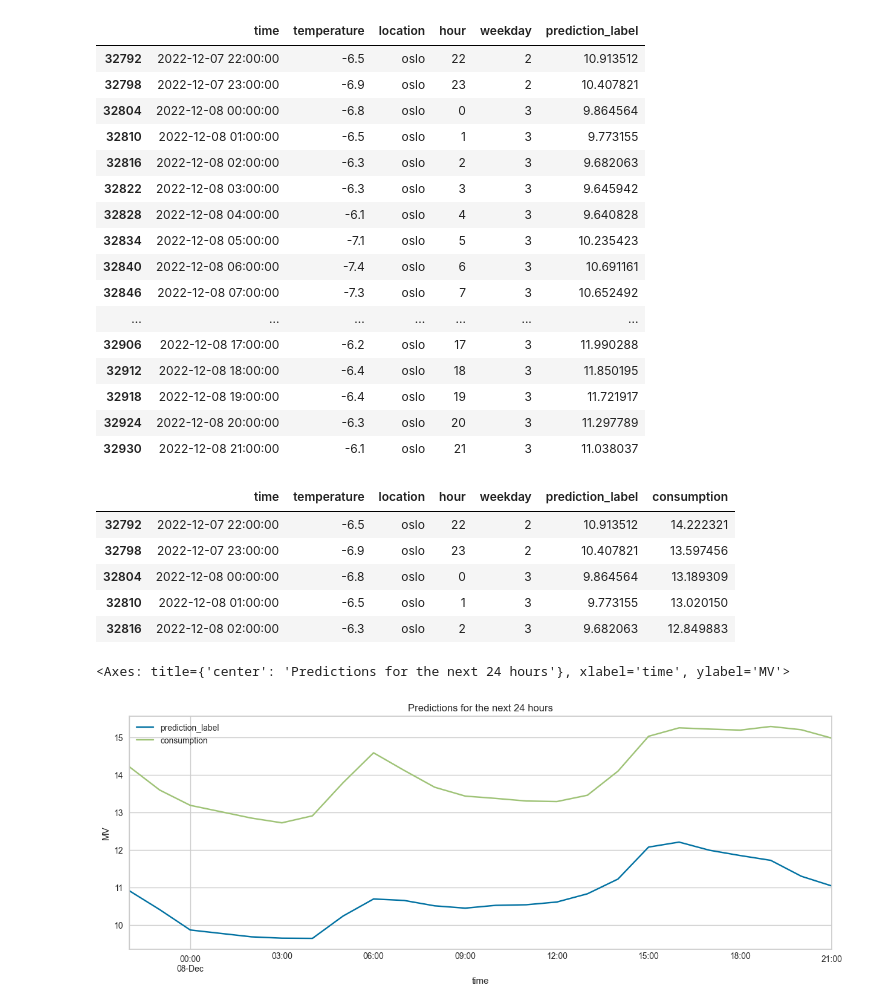
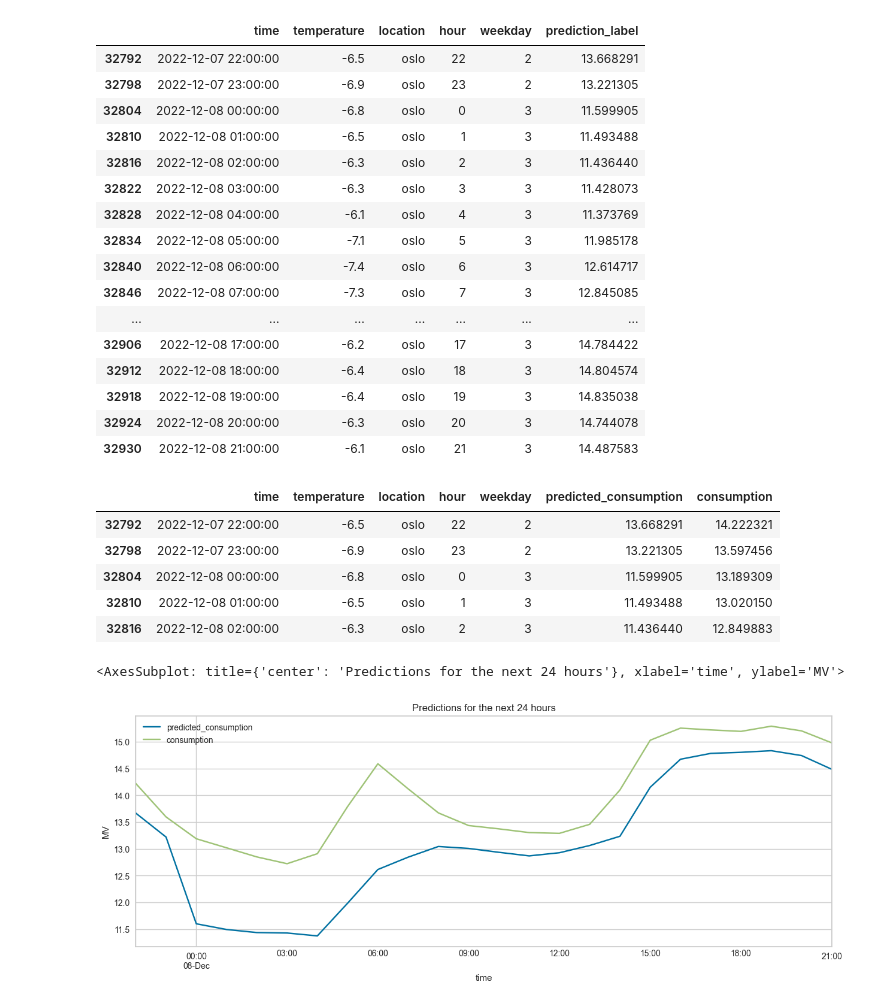
Before and after one commit to edalholt/TDT4259, a Jupyter notebook: prediction/pycaret_regression.ipynb, the cells around one changed output. Cells and saved outputs as stored; diff of their text form; code cells hidden in the pictures.

Commit message:
add yr data to predictions

```diff
--- a/prediction/pycaret_regression.ipynb
+++ b/prediction/pycaret_regression.ipynb
@@ -7,6 +7,7 @@ df = pd.read_csv('consumption_temp.csv')
 start_time = '2022-08-07 21:00:00'
 end_time = '2022-12-07 21:00:00'
 location = 'oslo'
+use_yr = True
 
 start_time = pd.to_datetime(start_time)
 end_time = pd.to_datetime(end_time)
@@ -21,7 +22,5 @@ data = data[(data['time'] >= start_time) & (data['time'] <= end_time)]
 data['hour'] = data['time'].dt.hour
 # Create weekday feature
 data['weekday'] = data['time'].dt.weekday
-
-# Remove the last 5 days of consumption data
-data['consumption'] = data['consumption'].shift(120)
-data.dropna(subset=['consumption'], inplace=True)
+# Create month feature
+data['month'] = data['time'].dt.month
@@ -57,6 +88,6 @@ best_model = compare_models()
 # %%
 # Create the model with the desired model
-model = create_model(best_model)
+model = create_model("rf")
 
 tuned_model = tune_model(model)
 
@@ -123,6 +152,7 @@ future_data['time'] = pd.to_datetime(future_data['time'])
 future_data = future_data[(future_data['time'] > last_time) & (future_data['time'] <= future_timestamps[-1])]
 future_hours = future_data['time'].dt.hour
 future_weekdays = future_data['time'].dt.weekday
+future_months = future_data['time'].dt.month
 future_temperatures = future_data['temperature'].values
 
 print(len(future_data))
@@ -133,7 +163,8 @@ future_data = pd.DataFrame({
     'temperature': future_temperatures,
     'location': location,
     'hour': future_hours,
-    'weekday': future_weekdays
+    'weekday': future_weekdays,
+    'month': future_months
 })
 
 # Predict the consumption for the next 24 hours using the trained model
@@ -146,22 +177,22 @@ predictions = predict_model(final_model, data=future_data)
 predictions
 # %% [output]
 |  | time | temperature | location | hour | weekday | prediction_label |
-| 32792 | 2022-12-07 22:00:00 | -6.5 | oslo | 22 | 2 | 10.913512 |
-| 32798 | 2022-12-07 23:00:00 | -6.9 | oslo | 23 | 2 | 10.407821 |
-| 32804 | 2022-12-08 00:00:00 | -6.8 | oslo | 0 | 3 | 9.864564 |
-| 32810 | 2022-12-08 01:00:00 | -6.5 | oslo | 1 | 3 | 9.773155 |
-| 32816 | 2022-12-08 02:00:00 | -6.3 | oslo | 2 | 3 | 9.682063 |
-| 32822 | 2022-12-08 03:00:00 | -6.3 | oslo | 3 | 3 | 9.645942 |
-| 32828 | 2022-12-08 04:00:00 | -6.1 | oslo | 4 | 3 | 9.640828 |
-| 32834 | 2022-12-08 05:00:00 | -7.1 | oslo | 5 | 3 | 10.235423 |
-| 32840 | 2022-12-08 06:00:00 | -7.4 | oslo | 6 | 3 | 10.691161 |
-| 32846 | 2022-12-08 07:00:00 | -7.3 | oslo | 7 | 3 | 10.652492 |
+| 32792 | 2022-12-07 22:00:00 | -6.5 | oslo | 22 | 2 | 13.668291 |
+| 32798 | 2022-12-07 23:00:00 | -6.9 | oslo | 23 | 2 | 13.221305 |
+| 32804 | 2022-12-08 00:00:00 | -6.8 | oslo | 0 | 3 | 11.599905 |
+| 32810 | 2022-12-08 01:00:00 | -6.5 | oslo | 1 | 3 | 11.493488 |
+| 32816 | 2022-12-08 02:00:00 | -6.3 | oslo | 2 | 3 | 11.436440 |
+| 32822 | 2022-12-08 03:00:00 | -6.3 | oslo | 3 | 3 | 11.428073 |
+| 32828 | 2022-12-08 04:00:00 | -6.1 | oslo | 4 | 3 | 11.373769 |
+| 32834 | 2022-12-08 05:00:00 | -7.1 | oslo | 5 | 3 | 11.985178 |
+| 32840 | 2022-12-08 06:00:00 | -7.4 | oslo | 6 | 3 | 12.614717 |
+| 32846 | 2022-12-08 07:00:00 | -7.3 | oslo | 7 | 3 | 12.845085 |
 | ... | ... | ... | ... | ... | ... | ... |
-| 32906 | 2022-12-08 17:00:00 | -6.2 | oslo | 17 | 3 | 11.990288 |
-| 32912 | 2022-12-08 18:00:00 | -6.4 | oslo | 18 | 3 | 11.850195 |
-| 32918 | 2022-12-08 19:00:00 | -6.4 | oslo | 19 | 3 | 11.721917 |
-| 32924 | 2022-12-08 20:00:00 | -6.3 | oslo | 20 | 3 | 11.297789 |
-| 32930 | 2022-12-08 21:00:00 | -6.1 | oslo | 21 | 3 | 11.038037 |
+| 32906 | 2022-12-08 17:00:00 | -6.2 | oslo | 17 | 3 | 14.784422 |
+| 32912 | 2022-12-08 18:00:00 | -6.4 | oslo | 18 | 3 | 14.804574 |
+| 32918 | 2022-12-08 19:00:00 | -6.4 | oslo | 19 | 3 | 14.835038 |
+| 32924 | 2022-12-08 20:00:00 | -6.3 | oslo | 20 | 3 | 14.744078 |
+| 32930 | 2022-12-08 21:00:00 | -6.1 | oslo | 21 | 3 | 14.487583 |
 # %%
 import pandas as pd
 from pycaret.regression import *
@@ -179,16 +210,17 @@ solution['weekday'] = solution['time'].dt.weekday
 # Merge the DataFrames
 merged_data = predictions.copy()
 merged_data['consumption'] = solution['consumption']
+merged_data = merged_data.rename(columns={'prediction_label': 'predicted_consumption'})
 merged_data.head()
 # %% [output]
-|  | time | temperature | location | hour | weekday | prediction_label | consumption |
-| 32792 | 2022-12-07 22:00:00 | -6.5 | oslo | 22 | 2 | 10.913512 | 14.222321 |
-| 32798 | 2022-12-07 23:00:00 | -6.9 | oslo | 23 | 2 | 10.407821 | 13.597456 |
-| 32804 | 2022-12-08 00:00:00 | -6.8 | oslo | 0 | 3 | 9.864564 | 13.189309 |
-| 32810 | 2022-12-08 01:00:00 | -6.5 | oslo | 1 | 3 | 9.773155 | 13.020150 |
-| 32816 | 2022-12-08 02:00:00 | -6.3 | oslo | 2 | 3 | 9.682063 | 12.849883 |
+|  | time | temperature | location | hour | weekday | predicted_consumption | consumption |
+| 32792 | 2022-12-07 22:00:00 | -6.5 | oslo | 22 | 2 | 13.668291 | 14.222321 |
+| 32798 | 2022-12-07 23:00:00 | -6.9 | oslo | 23 | 2 | 13.221305 | 13.597456 |
+| 32804 | 2022-12-08 00:00:00 | -6.8 | oslo | 0 | 3 | 11.599905 | 13.189309 |
+| 32810 | 2022-12-08 01:00:00 | -6.5 | oslo | 1 | 3 | 11.493488 | 13.020150 |
+| 32816 | 2022-12-08 02:00:00 | -6.3 | oslo | 2 | 3 | 11.436440 | 12.849883 |
 # %%
-merged_data.plot(x='time', y=['prediction_label', 'consumption'], ylabel="MV", figsize=(15, 5), title=f'Predictions for the next {number_predict_hours} hours')
+merged_data.plot(x='time', y=['predicted_consumption', 'consumption'], ylabel="MV", figsize=(15, 5), title=f'Predictions for the next {number_predict_hours} hours')
 # %% [output]
-<Axes: title={'center': 'Predictions for the next 24 hours'}, xlabel='time', ylabel='MV'>
+<AxesSubplot: title={'center': 'Predictions for the next 24 hours'}, xlabel='time', ylabel='MV'>
-[figure, old version]
+[figure, new version]
```
Also changed, not shown: parts of 6 cells of this notebook.
